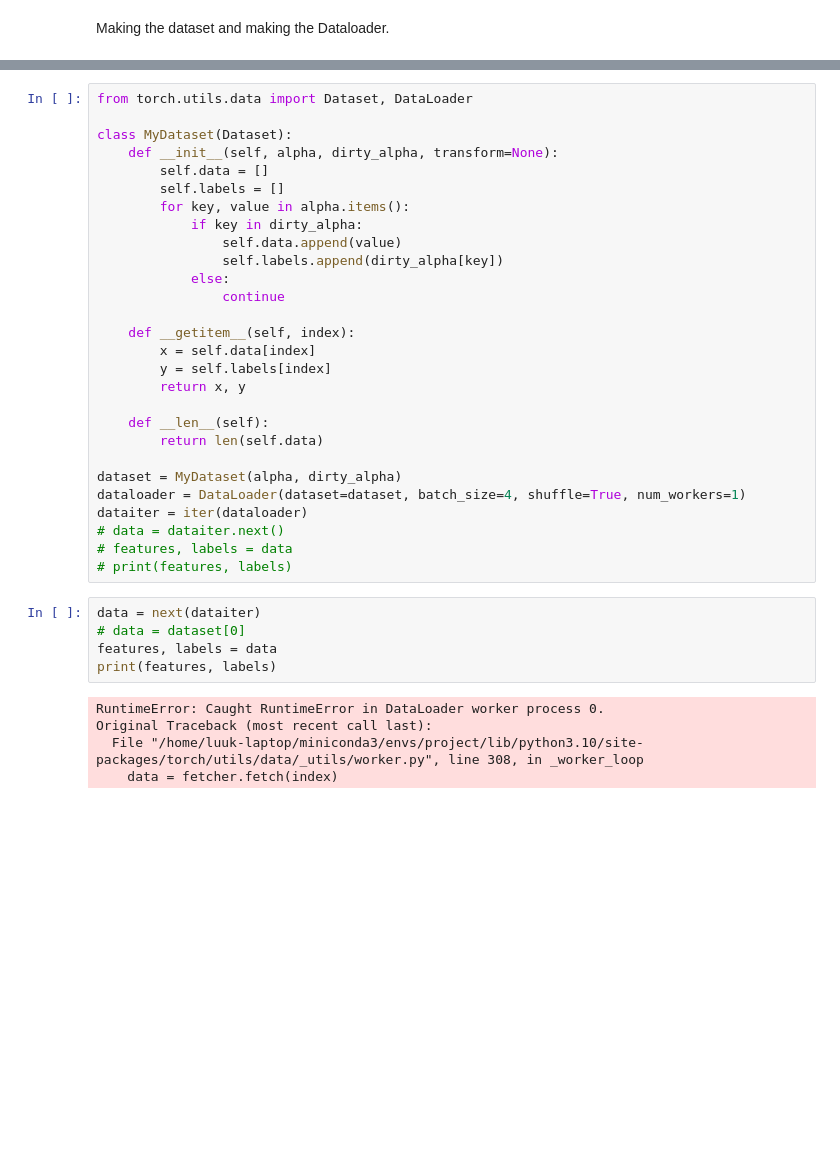
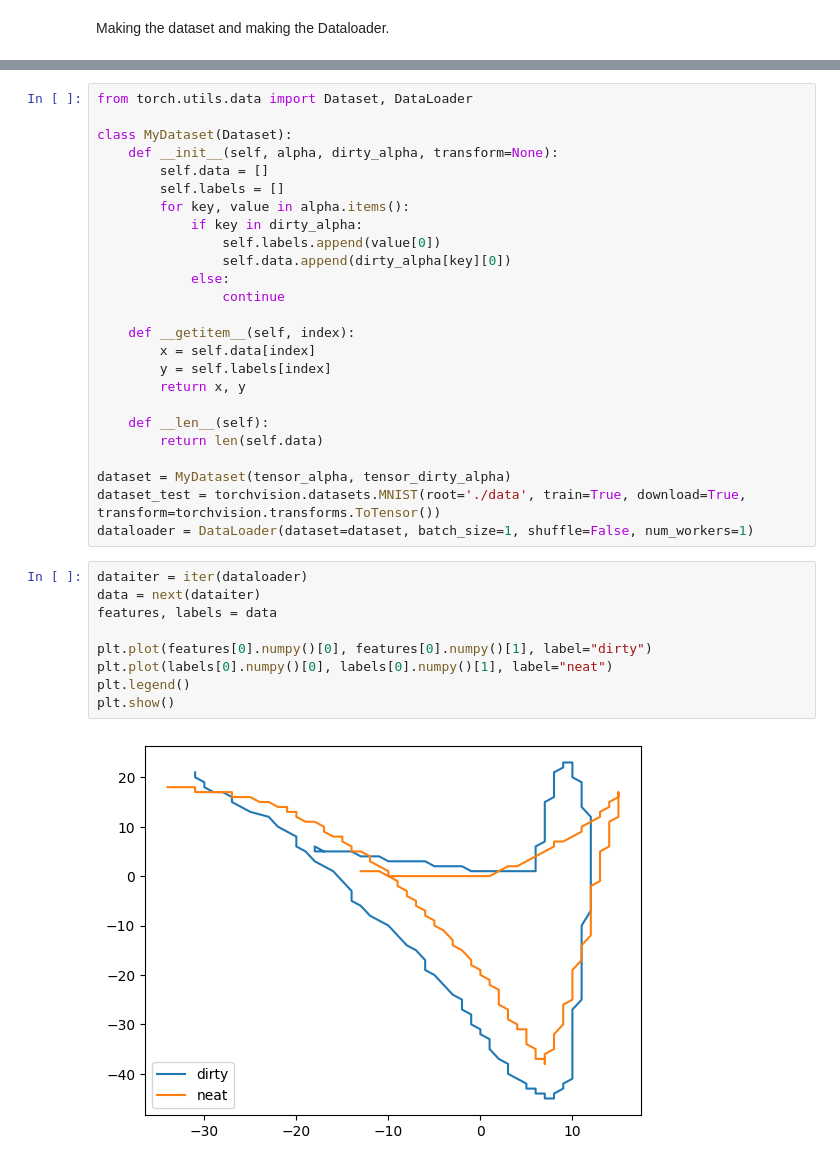
Before and after one commit to Luukdh/Thesis-AutoWrite, a Jupyter notebook: Project/Model_and_Training/unet_testing.ipynb, the cells around one changed output, grey strips where cells are left out. Saved outputs shown, nothing was run; the diff lists cells and outputs as text; blank space fills up the shorter version.

Commit message:
first training

```diff
--- a/Project/Model_and_Training/unet_testing.ipynb
+++ b/Project/Model_and_Training/unet_testing.ipynb
@@ -195,8 +209,8 @@ class MyDataset(Dataset):
         self.labels = []
         for key, value in alpha.items():
             if key in dirty_alpha:
-                self.data.append(value)
-                self.labels.append(dirty_alpha[key])
+                self.labels.append(value[0])
+                self.data.append(dirty_alpha[key][0])
             else:
                 continue
 
@@ -208,19 +222,17 @@ class MyDataset(Dataset):
     def __len__(self):
         return len(self.data)
 
-dataset = MyDataset(alpha, dirty_alpha)
-dataloader = DataLoader(dataset=dataset, batch_size=4, shuffle=True, num_workers=1)
-dataiter = iter(dataloader)
-# data = dataiter.next()
-# features, labels = data
-# print(features, labels)
+dataset = MyDataset(tensor_alpha, tensor_dirty_alpha)
+dataset_test = torchvision.datasets.MNIST(root='./data', train=True, download=True, transform=torchvision.transforms.ToTensor())
+dataloader = DataLoader(dataset=dataset, batch_size=1, shuffle=False, num_workers=1)
-# %%
-data = next(dataiter)
-# data = dataset[0]
-features, labels = data
-print(features, labels)
-# %% [output]
-RuntimeError: Caught RuntimeError in DataLoader worker process 0.
-Original Traceback (most recent call last):
-  File "/home/luuk-laptop/miniconda3/envs/project/lib/python3.10/site-packages/torch/utils/data/_utils/worker.py", line 308, in _worker_loop
-    data = fetcher.fetch(index)
+# %%
+dataiter = iter(dataloader)
+data = next(dataiter)
+features, labels = data
+
+plt.plot(features[0].numpy()[0], features[0].numpy()[1], label="dirty")
+plt.plot(labels[0].numpy()[0], labels[0].numpy()[1], label="neat")
+plt.legend()
+plt.show()
+# %% [output]
+[figure, added]
```
Also changed, not shown: parts of 4 cells of this notebook, 10 other files.
